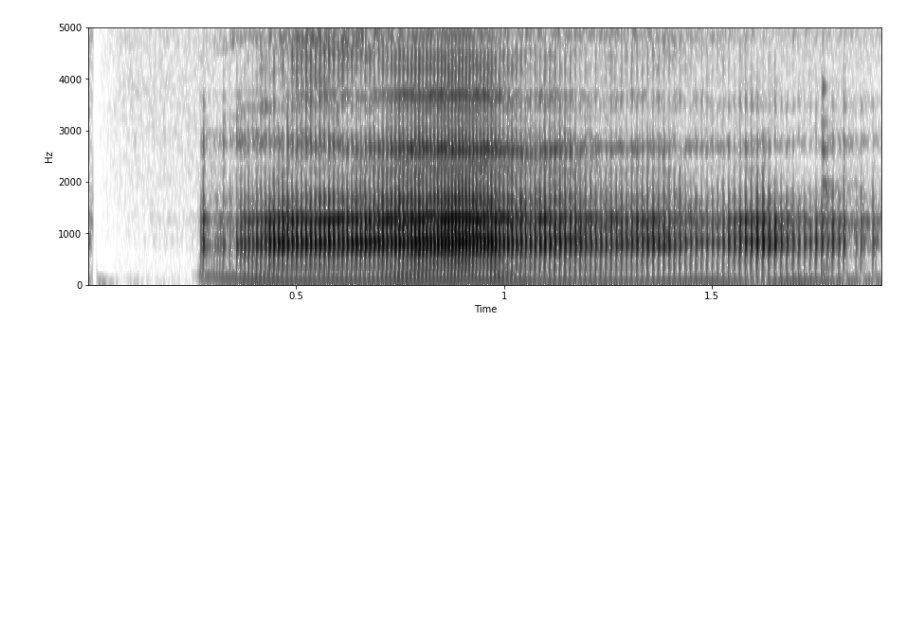
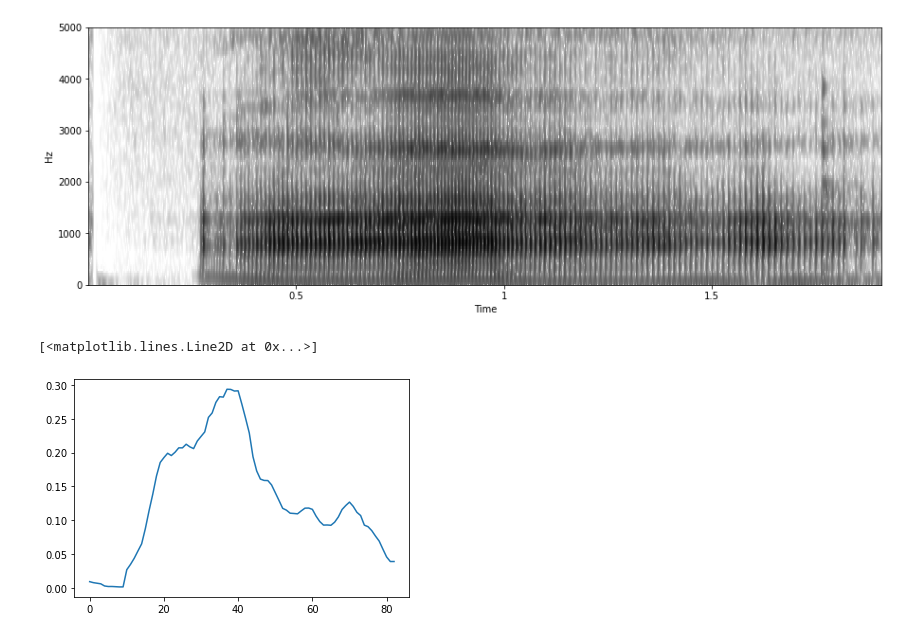
Before and after one commit to hsnam95/class2021Fall, a Jupyter notebook: sound_librosa.ipynb, the cells around one changed output. Cells and saved outputs as stored; diff of their text form; code cells hidden in the pictures; blank space fills up the shorter version.

```diff
--- a/sound_librosa.ipynb
+++ b/sound_librosa.ipynb
@@ -4,7 +4,9 @@
 import numpy as np, matplotlib.pyplot as plt, IPython.display as ipd
 import librosa, librosa.display
 # %%
-s, sr = librosa.load('a.wav')
+from google.colab import files
+fn = files.upload()
+s, sr = librosa.load(list(fn.keys())[0])
 
 s = librosa.util.normalize(s)
 ipd.Audio(s, rate=sr)
@@ -36,3 +40,9 @@ plt.ylim((0,5000))
 # %% [output]
 (0.0, 5000.0)
 [figure]
+# %%
+rms = librosa.feature.rms(s)
+plt.plot(rms[0])
+# %% [output]
+[<matplotlib.lines.Line2D at 0x...>]
+[figure, added]
```
Also changed, not shown: parts of 4 cells of this notebook.
